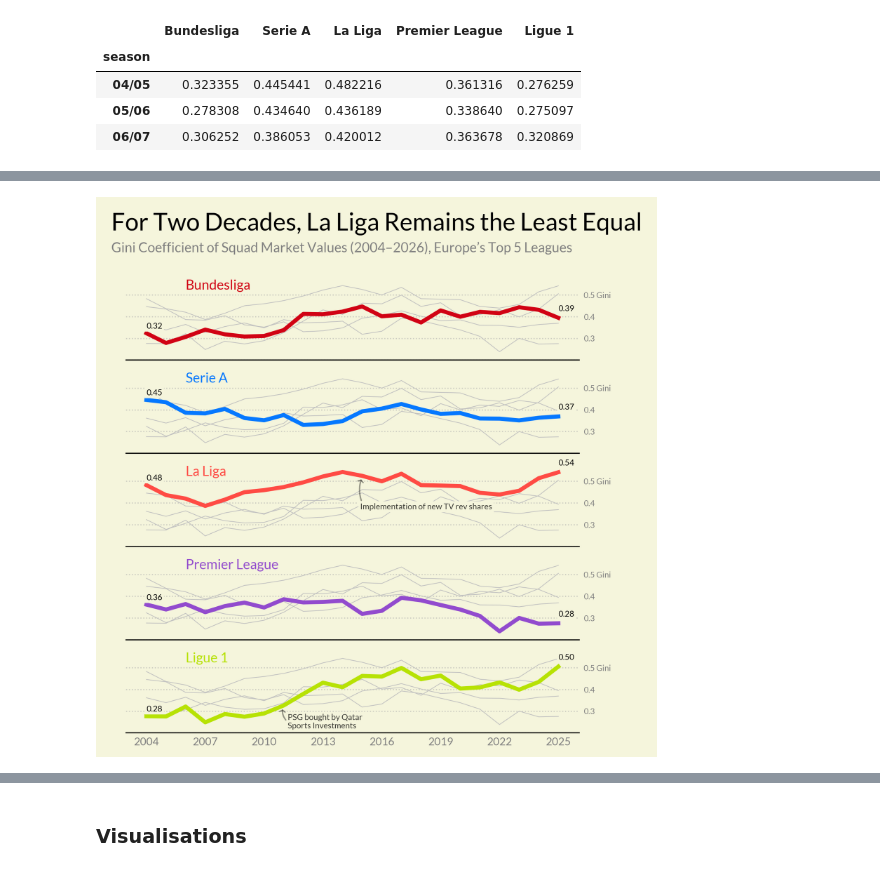
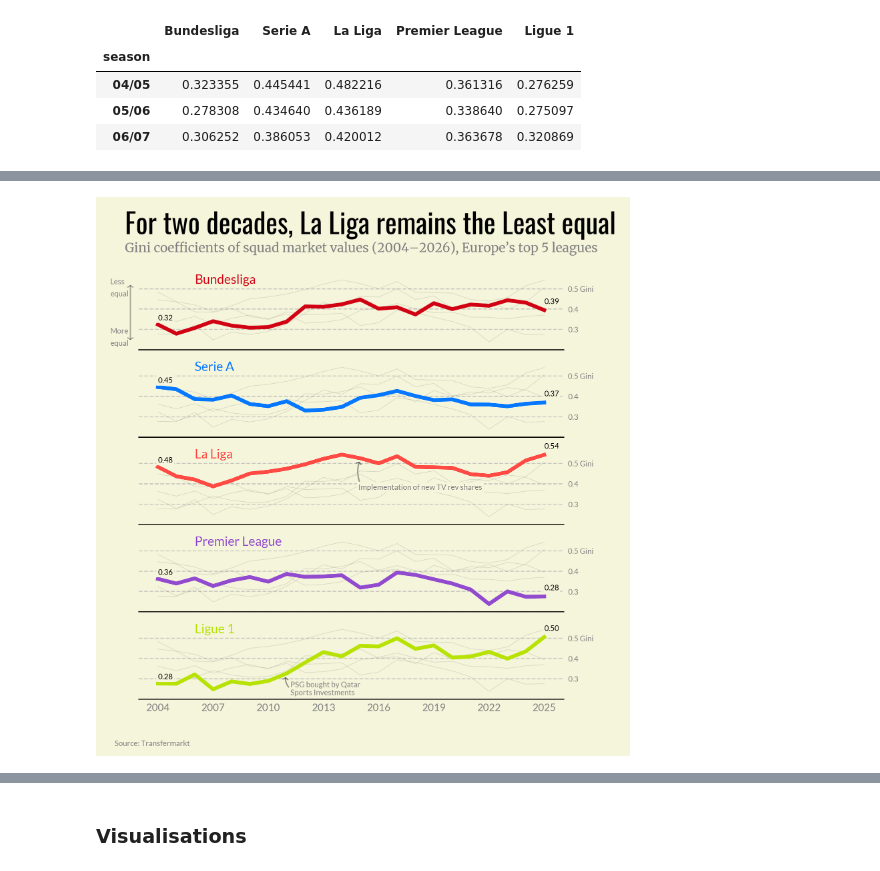
Before and after one commit to ben-baror/top5-eu-leagues-squad-values, a Jupyter notebook: notebooks/data_cleaning_visualisation.ipynb, the cells around one changed output, grey strips where cells are left out. Saved outputs shown, nothing was run; the diff lists cells and outputs as text; code cells hidden in the pictures.

Commit message:
visualisations almost finished

```diff
--- a/notebooks/data_cleaning_visualisation.ipynb
+++ b/notebooks/data_cleaning_visualisation.ipynb
@@ -47,6 +47,8 @@ for file in glob.glob('../data/*.csv'):
 ## Colors and fonts
 # %%
 font = load_google_font('Lato')
+title = load_google_font('Oswald')
+subheader = load_google_font('Merriweather')
 background_c = '#F5F5DC'
 league_colors = ['#D10214', '#0578FF', '#FF4B44', '#924bce', '#b7e204']
 #                    DE         IT       ES         EN          FR
@@ -173,7 +149,7 @@ ginis_df.
 fig, axs = plt.subplots(5,1, figsize = (6, 6),dpi = 300)
 
 for i, (league, color) in enumerate(zip(ginis_df.columns,league_colors)):
-    axs[i].plot(ginis_df, c = 'silver', lw = 0.5)
+    axs[i].plot(ginis_df, c = 'black', lw = 0.5, alpha = 0.1)
     axs[i].plot(ginis_df[league], lw = 3, c = color)
     axs[i].set_facecolor(background_c)
     axs[i].spines[['top','left','right']].set_visible(False)
@@ -182,7 +158,7 @@ for i, (league, color) in enumerate(zip(ginis_df.columns,league_colors)):
                      ['','0.3','0.4','0.5 Gini'],
                      font = font, ha = 'left',
                      color = 'grey', fontsize = 6)
-    axs[i].grid('y', ls = 'dotted', alpha = 0.62)
+    axs[i].grid('y', ls = '--', alpha = 0.62)
     axs[i].tick_params(length = 0)
     axs[i].yaxis.tick_right()
     axs[i].text(2,0.525,f'{league}', color = color, font = font)
@@ -203,39 +179,52 @@ for i, (league, color) in enumerate(zip(ginis_df.columns,league_colors)):
             highlight_textprops=[{"bbox":{'facecolor':background_c,
                                           'linewidth':0,
                                           'pad':1}}],
            ax = axs[i])
 
 
 axs[-1].set_xticks(ginis_df.index[::3],
                    '20'+pd.Series(ginis_df.index[::3]).str[:-3],
                   color = 'grey', font = font,
                   fontsize = 8)
 
 fig.set_facecolor(background_c)
-fig_text(0.1,1, "For Two Decades, La Liga Remains the Least Equal", font = font, fontsize = 18)
-fig_text(0.1,0.95, "Gini Coefficient of Squad Market Values (2004–2026), Europe’s Top 5 Leagues",
-         font = font, color = 'grey')
+fig_text(0.1,1, "For two decades, La Liga remains the Least equal", font = title, fontsize = 22)
+fig_text(0.1,0.945, "Gini coefficients of squad market values (2004–2026), Europe’s top 5 leagues",
+         font = subheader, color = 'grey')
 
 axs[-1].xaxis.grid(False)
+
+annotation_dict = {'font':font, 'fontsize':6,
+                  'color':'grey', 'zorder':4}
+
 axs[-1].text(7.2, 0.22, 'PSG bought by Qatar\nSports Investments',
-             ha = 'left', font = font, fontsize = 6,
-            alpha = 0.75)
+             ha = 'left', **annotation_dict)
 ax_arrow((7.2,0.25),(6.97,0.32),ax=axs[-1],
          fill_head=False, head_length=1.2, head_width=2,
          alpha = 0.4, radius = -0.3, zorder = 4)
-#axs[-1].vlines(7,0.27,0.31, color = 'black',lw = 0.5)
 
-ax_text(10.9,0.4, "<Implementation of new TV rev shares>", ax = axs[2], font = font, fontsize = 6,
-        alpha = 0.75,
+ax_text(10.9,0.4, "<Implementation of new TV rev shares>", ax = axs[2],
+        **annotation_dict,
         highlight_textprops=[{"bbox":{'facecolor':background_c,
                                      'linewidth':0,
                                      'pad':1.25}}])
 ax_arrow((11,0.4),(11,0.52),ax=axs[2], fill_head=False,
          head_length=1.2, head_width=2, alpha = 0.4, radius = -0.2,
         zorder = 4)
 
 
+fig_text(0.09, 0.86, 'Less\nequal', ha = 'center', va = 'center', **annotation_dict)
+fig_text(0.09, 0.77, 'More\nequal', ha = 'center', va = 'center', **annotation_dict)
+
+
+fig_arrow((0.11,0.76),(0.11,0.87),
+         double_headed=True, fill_head=False,
+        head_length=1.2, head_width=2,
+        alpha = 0.3,
+         zorder = 4)
+fig.text(0.15,0.025, s = "Source: Transfermarkt",
+           ha = 'center', font = font, fontsize = 6, color = 'grey')
 #fig.savefig('multilines.png', bbox_inches='tight', dpi = 300)
 plt.show()
 # %% [output]
-[figure, old version]
+[figure, new version]
```
Also changed, not shown: parts of 11 cells of this notebook, 18 other files.
